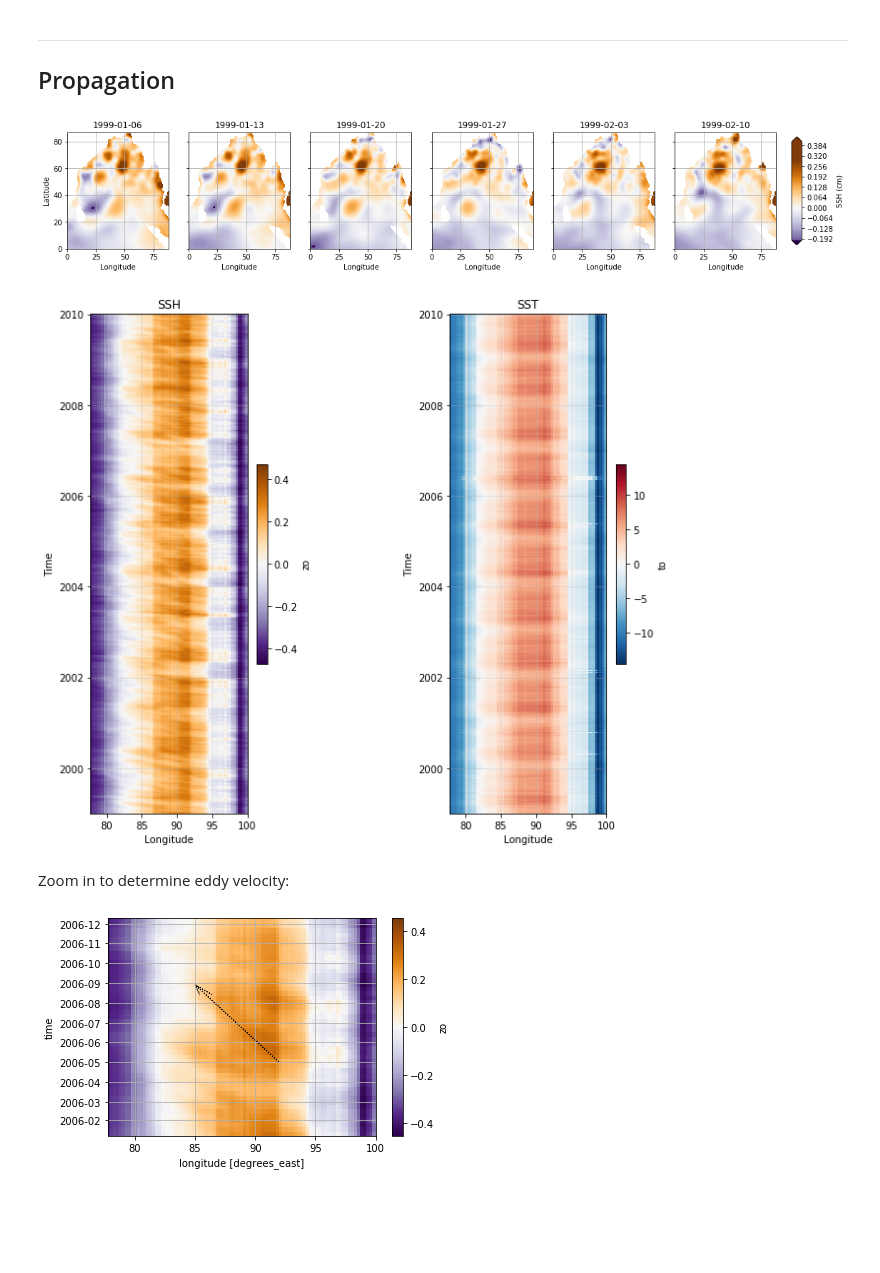
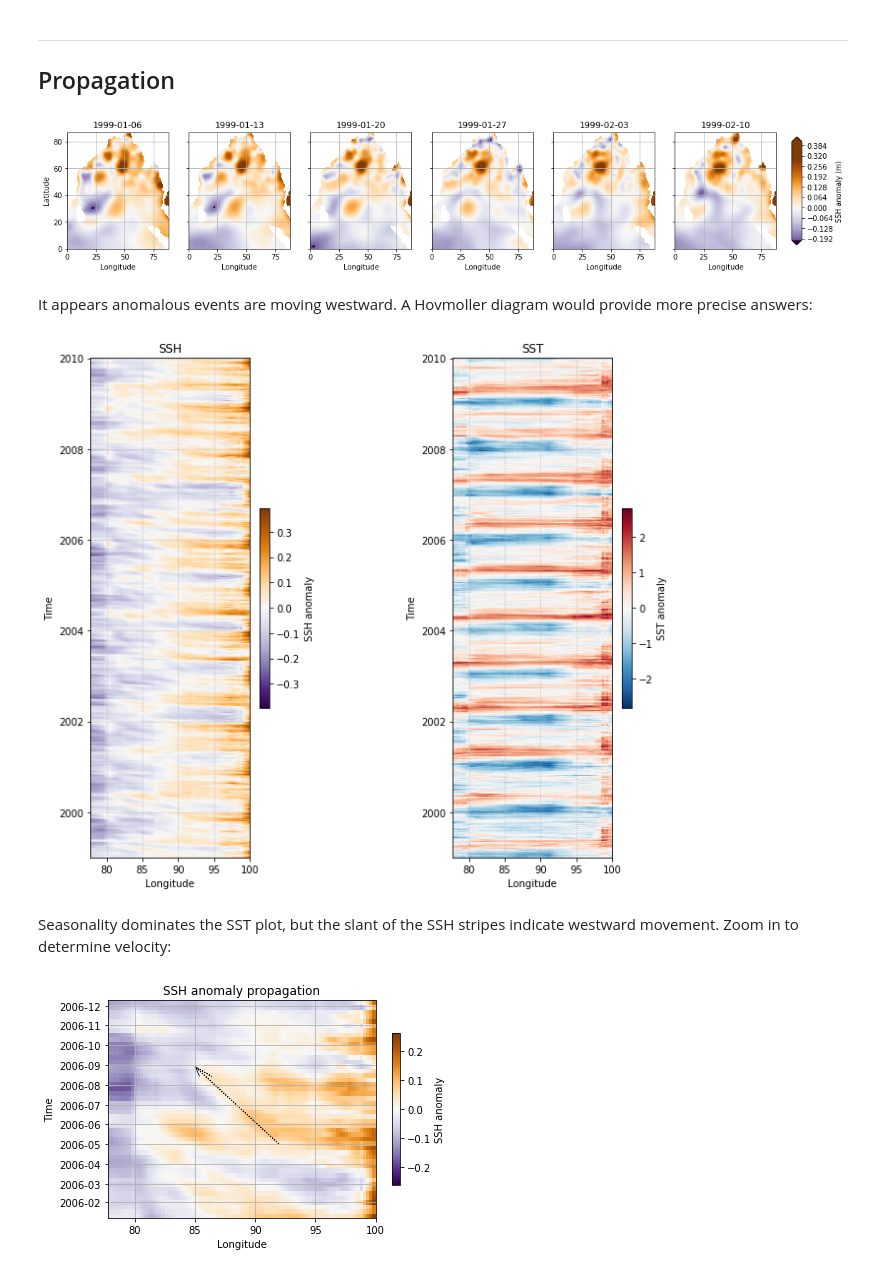
Before and after one commit to shannonbohman/Final-Project, a Jupyter notebook: Final-Project.ipynb, the cells around one changed output. Drawn from its saved outputs; the diff is of its cells as text; code cells hidden in the pictures; blank space fills up the shorter version.

```diff
--- a/Final-Project.ipynb
+++ b/Final-Project.ipynb
@@ -223,21 +252,23 @@ ax[0].set_ylabel('Latitude')
 
 fig.subplots_adjust(right=0.815)
 cbar_ax = fig.add_axes([0.83, 0.15, 0.01, 0.7])
-fig.colorbar(plot, cax=cbar_ax,label=r'SSH (cm)')
+fig.colorbar(plot, cax=cbar_ax,label=r'SSH anomaly (m)')
 
 plt.show()
 # %% [output]
-[figure, old version]
+[figure, new version]
+# %% [markdown]
+It appears anomalous events are moving westward. A Hovmoller diagram would provide more precise answers:
 # %%
 fig,ax = plt.subplots(figsize=(9,8),nrows=1,ncols=2)
 
-plot0 = anom(ds_avg.zo).plot(ax=ax[0],cmap='PuOr_r',cbar_kwargs={'shrink': 0.4})
+plot0 = anom(ds.zo).mean(dim='latitude').plot(ax=ax[0],cmap='PuOr_r',cbar_kwargs={'shrink': 0.4,'label':'SSH anomaly'})
 ax[0].set_title('SSH')
 ax[0].set_ylabel('Time')
 ax[0].set_xlabel('Longitude')
 ax[0].grid(which='major',linestyle=':')
 
-plot1 = anom(ds_avg.to).plot(ax=ax[1],cbar_kwargs={'shrink': 0.4})
+plot1 = anom(ds.to).mean(dim='latitude').plot(ax=ax[1],cbar_kwargs={'shrink': 0.4,'label':'SST anomaly'})
 ax[1].set_title('SST')
 ax[1].set_ylabel('Time')
 ax[1].set_xlabel('Longitude')
@@ -247,14 +278,23 @@ ax[1].grid(which='major',linestyle=':')
 plt.tight_layout(w_pad = 10)
 plt.show()
 # %% [output]
-[figure, old version]
+[figure, new version]
-# %% [markdown]
-Zoom in to determine eddy velocity:
+# %% [markdown]
+Seasonality dominates the SST plot, but the slant of the SSH stripes indicate westward movement. Zoom in to determine velocity:
 # %%
-anom(ds_avg.zo.sel(time=slice('2006-01-06','2006-12-06'))).plot(cmap='PuOr_r')
-plt.grid()
-plt.arrow(92,'2006-05',-7,120,length_includes_head=True,head_width=1,head_length=15,overhang=1,linestyle=':')
+fig,ax = plt.subplots()
+
+anom(ds.zo.sel(time=slice('2006-01-06','2006-12-06'))).mean(dim='latitude').plot(ax=ax,cmap='PuOr_r',
+                                                                                       cbar_kwargs={'shrink': 0.7,'label':'SSH anomaly'})
+
+ax.grid()
+ax.arrow(92,'2006-05',-7,120,length_includes_head=True,
+          head_width=1,head_length=15,overhang=1,linestyle=':')
+ax.set_title('SSH anomaly propagation')
+ax.set_ylabel('Time')
+ax.set_xlabel('Longitude')
+
 plt.show()
 # %% [output]
-[figure, old version]
+[figure, new version]
 # %% [markdown]
```
Also changed, not shown: parts of 18 cells of this notebook.
